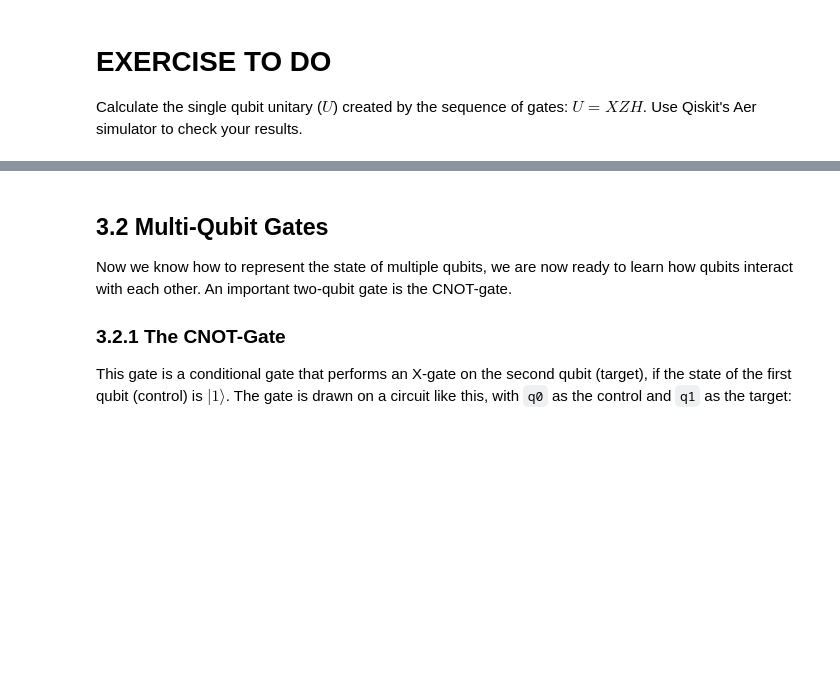
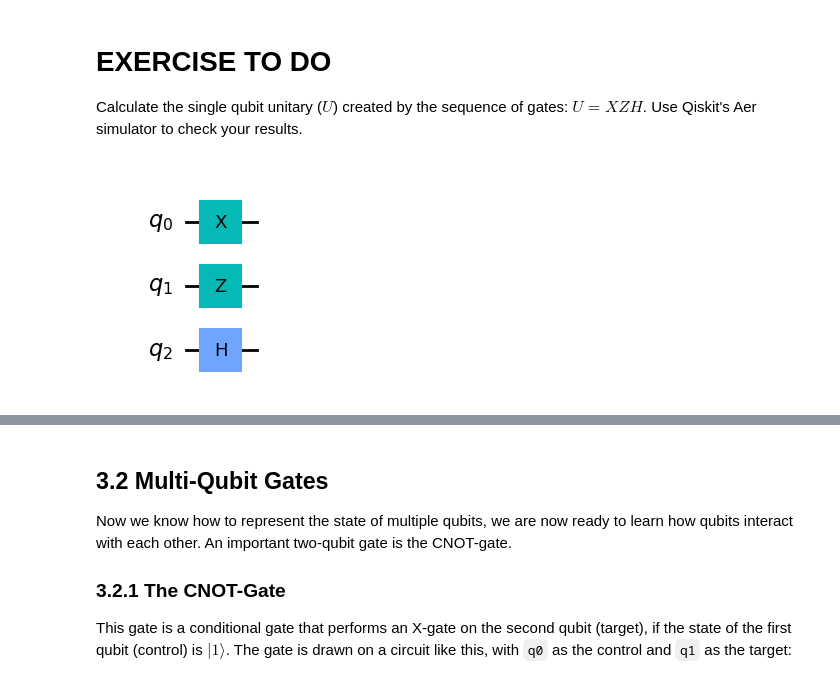
Before and after one commit to sameerhans21/quantis_lab, a Jupyter notebook: QUANTIS_Notebook1_ToStart.ipynb, the cells around one changed output, grey strips where cells are left out. Cells and saved outputs as stored; diff of their text form; code cells hidden in the pictures; blank space fills up the shorter version.

```diff
--- a/QUANTIS_Notebook1_ToStart.ipynb
+++ b/QUANTIS_Notebook1_ToStart.ipynb
@@ -479,3 +549,11 @@ $$
 # EXERCISE TO DO
 
 Calculate the single qubit unitary ($U$) created by the sequence of gates: $U = XZH$. Use Qiskit's Aer simulator to check your results.
+# %%
+circuit = QuantumCircuit(3)
+circuit.x(0)
+circuit.z(1)
+circuit.h(2)
+circuit.draw('mpl')
+# %% [output]
+[figure, added]
```
Also changed, not shown: parts of 31 cells of this notebook.
